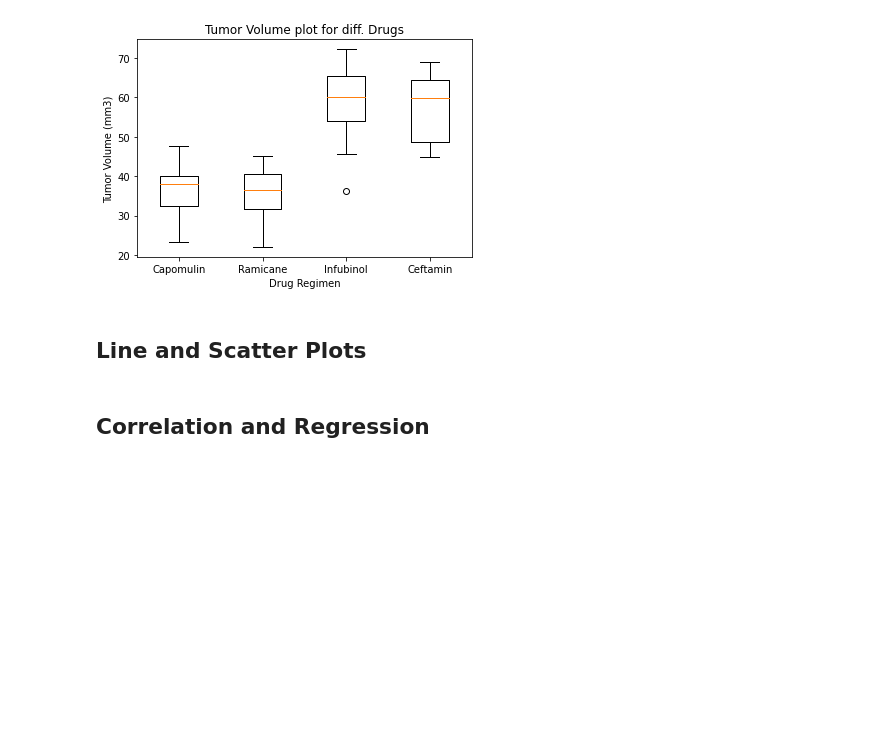
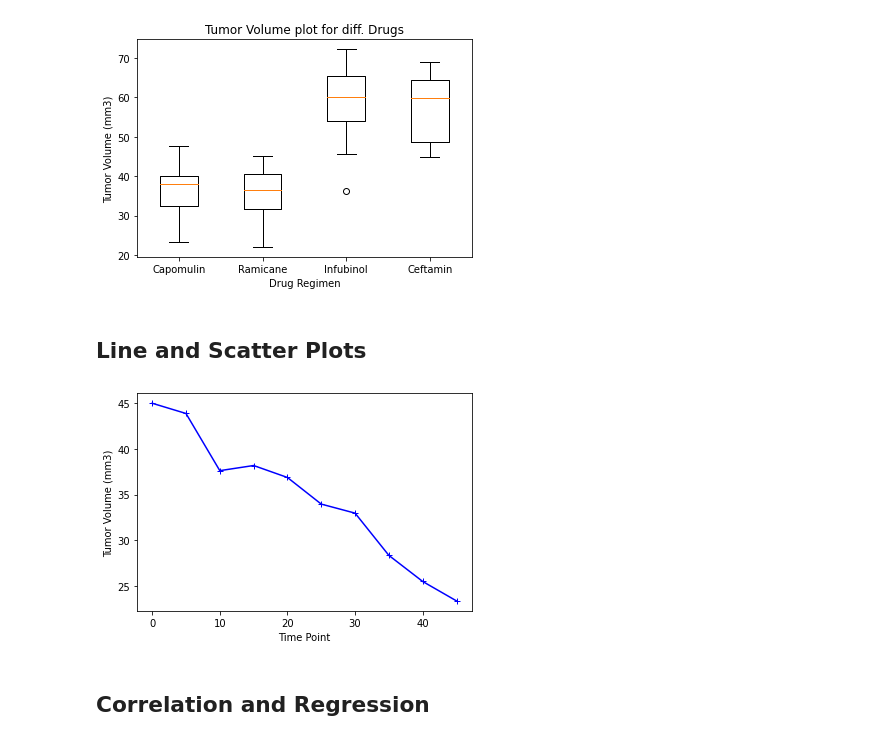
Before and after one commit to bhubh/matplotlib_challenge, a Jupyter notebook: Pymaceuticals/pymaceuticals.ipynb, the cells around one changed output. Saved outputs shown, nothing was run; the diff lists cells and outputs as text; code cells hidden in the pictures; blank space fills up the shorter version.

```diff
--- a/Pymaceuticals/pymaceuticals.ipynb
+++ b/Pymaceuticals/pymaceuticals.ipynb
@@ -300,4 +300,21 @@ plt.show()
 [figure]
 # %% [markdown]
 ## Line and Scatter Plots
+# %%
+# Generate a line plot of tumor volume vs. time point for a mouse treated with Capomulin
+# mouse_a275 = clean_df.loc[clean_df["Mouse ID"]=="a275",:]    # & clean_df["Drug Regimen"]=="Capomulin"]
+# mouse_a275
+capomulin_df = clean_df.loc[clean_df["Drug Regimen"]=="Capomulin",:]
+mouse_s185 = capomulin_df.loc[capomulin_df["Mouse ID"]=="s185",:]
+mouse_s185
+
+x = mouse_s185["Timepoint"]
+y = mouse_s185["Tumor Volume (mm3)"]
+fig, = plt.plot(x, y,marker="+",color="blue")
+plt.xlabel("Time Point")
+plt.ylabel("Tumor Volume (mm3)")
+plt.show()
+#capomulin_df.plot(capomulin_df["Timepoint"],capomulin_df["Tumor Volume (mm3)"])
+# %% [output]
+[figure, added]
 # %%
```
Also changed, not shown: parts of 2 cells of this notebook.
